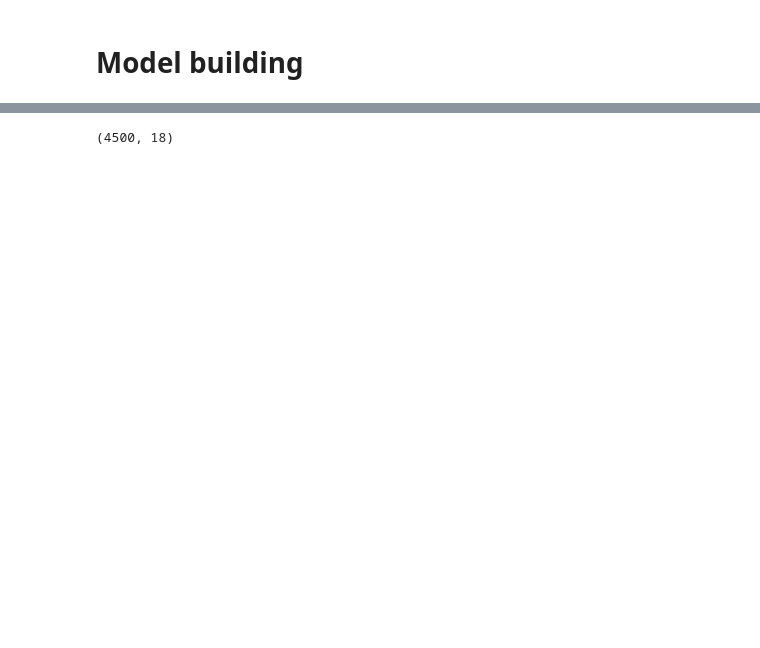
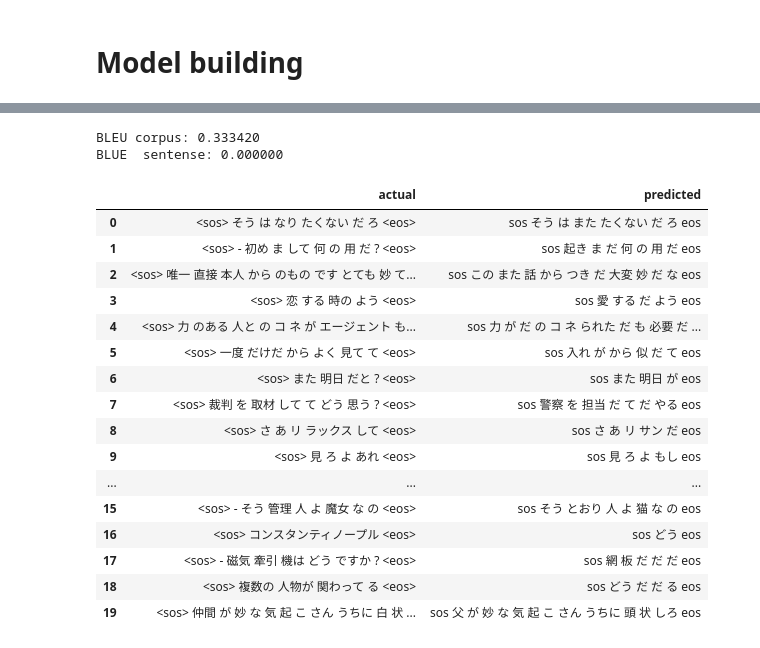
Before and after one commit to atsushii/Neural-Machine-Translation-Project, a Jupyter notebook: text_translation/translation_en_to_ja.ipynb, the cells around one changed output, grey strips where cells are left out. Saved outputs shown, nothing was run; the diff lists cells and outputs as text; code cells hidden in the pictures; blank space fills up the shorter version.

```diff
--- a/text_translation/translation_en_to_ja.ipynb
+++ b/text_translation/translation_en_to_ja.ipynb
@@ -804,5 +748 @@ Y_test.shape
-# %%
-preds.shape
-# %% [output]
-(4500, 18)
 # %%
@@ -814,22 +754,55 @@ def get_word(n, tokenizer):
-# %%
-preds_text = []
-for i in preds:
-    temp = []
-    for j in range(len(i)):
-        t = get_word(i[j], ja_tokenizer)
-
-        if j > 0:
-            if (t == get_word(i[j-1], ja_tokenizer)) or (t == None):
-                temp.append('')
-            else:
-                temp.append(t)
-        else:
-            if(t == None):
-                temp.append('')
-            else:
-                temp.append(t)
-
-    preds_text.append(' '.join(temp))
+# %%
+def predict_sequence(model, tokenizer, x, y):
+  prediction = model.predict([x, y], verbose=0)[0]
+  integers = [argmax(vector) for vector in prediction]
+  target = list()
+  for i in integers:
+    word = word_for_id(i, tokenizer)
+    if word is None:
+      break
+    target.append(word)
+  return ' '.join(target)
+# %%
+predicted = list()
+actual = list()
+for i, (en, ja) in enumerate(zip(X_test, Y_test)):
+  # translate encoded source text
+
+  en = en.reshape((1, en.shape[0]))
+  ja = ja.reshape((1, ja.shape[0]))
+  translation = predict_sequence(model, ja_tokenizer, en, ja)
+
+  actual.append([y_test[i]])
+  predicted.append(translation)
+# %%
+from nltk.translate.bleu_score import corpus_bleu
+
+# calculate BLEU score
+print('BLEU corpus: %f' % corpus_bleu(actual, predicted))
+from nltk.translate.bleu_score import sentence_bleu
+print("BLUE  sentense: %f" % sentence_bleu(actual, predicted))
+# %% [output]
+BLEU corpus: 0.333420
+BLUE  sentense: 0.000000
 # %%
 # view actual sentence anf predict result
-pred_df = pd.DataFrame({'actual' : y_test, 'predicted' : preds_text})
+pred_df = pd.DataFrame({'actual' : y_test, 'predicted' : predicted})
+pred_df.head(20)
+# %% [output]
+|  | actual | predicted |
+| 0 | <sos> そう は なり たくない だ ろ <eos> | sos そう は また たくない だ ろ eos |
+| 1 | <sos> - 初め ま して 何 の 用 だ ? <eos> | sos 起き ま だ 何 の 用 だ eos |
+| 2 | <sos> 唯一 直接 本人 から のもの です とても 妙 て... | sos この また 話 から つき だ 大変 妙 だ な eos |
+| 3 | <sos> 恋 する 時の よう <eos> | sos 愛 する だ よう eos |
+| 4 | <sos> 力 のある 人と の コ ネ が エージェント も... | sos 力 が だ の コ ネ られた だ も 必要 だ ... |
+| 5 | <sos> 一度 だけだ から よく 見て て <eos> | sos 入れ が から 似 だ て eos |
+| 6 | <sos> また 明日 だと ? <eos> | sos また 明日 が eos |
+| 7 | <sos> 裁判 を 取材 して て どう 思う ? <eos> | sos 警察 を 担当 だ て だ やる eos |
+| 8 | <sos> さ あ リ ラックス して <eos> | sos さ あ リ サン だ eos |
+| 9 | <sos> 見 ろ よ あれ <eos> | sos 見 ろ よ もし eos |
+| ... | ... | ... |
+| 15 | <sos> - そう 管理 人 よ 魔女 な の <eos> | sos そう とおり 人 よ 猫 な の eos |
+| 16 | <sos> コンスタンティノープル <eos> | sos どう eos |
+| 17 | <sos> - 磁気 牽引 機は どう ですか ? <eos> | sos 網 板 だ だ だ eos |
+| 18 | <sos> 複数の 人物が 関わって る <eos> | sos どう だ だ る eos |
+| 19 | <sos> 仲間 が 妙 な 気 起 こ さん うちに 白 状 ... | sos 父 が 妙 な 気 起 こ さん うちに 頭 状 しろ eos |
```
Also changed, not shown: parts of 27 cells of this notebook.
